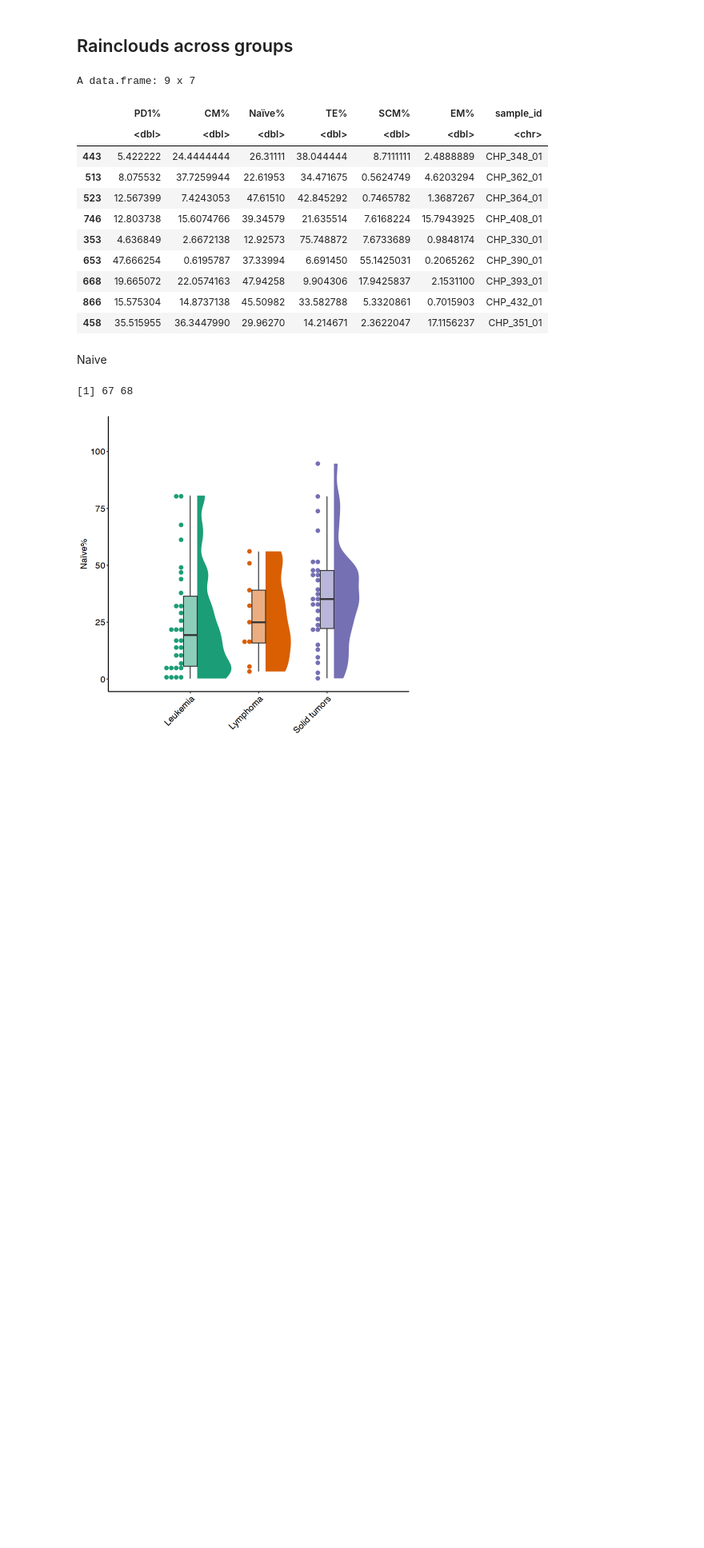
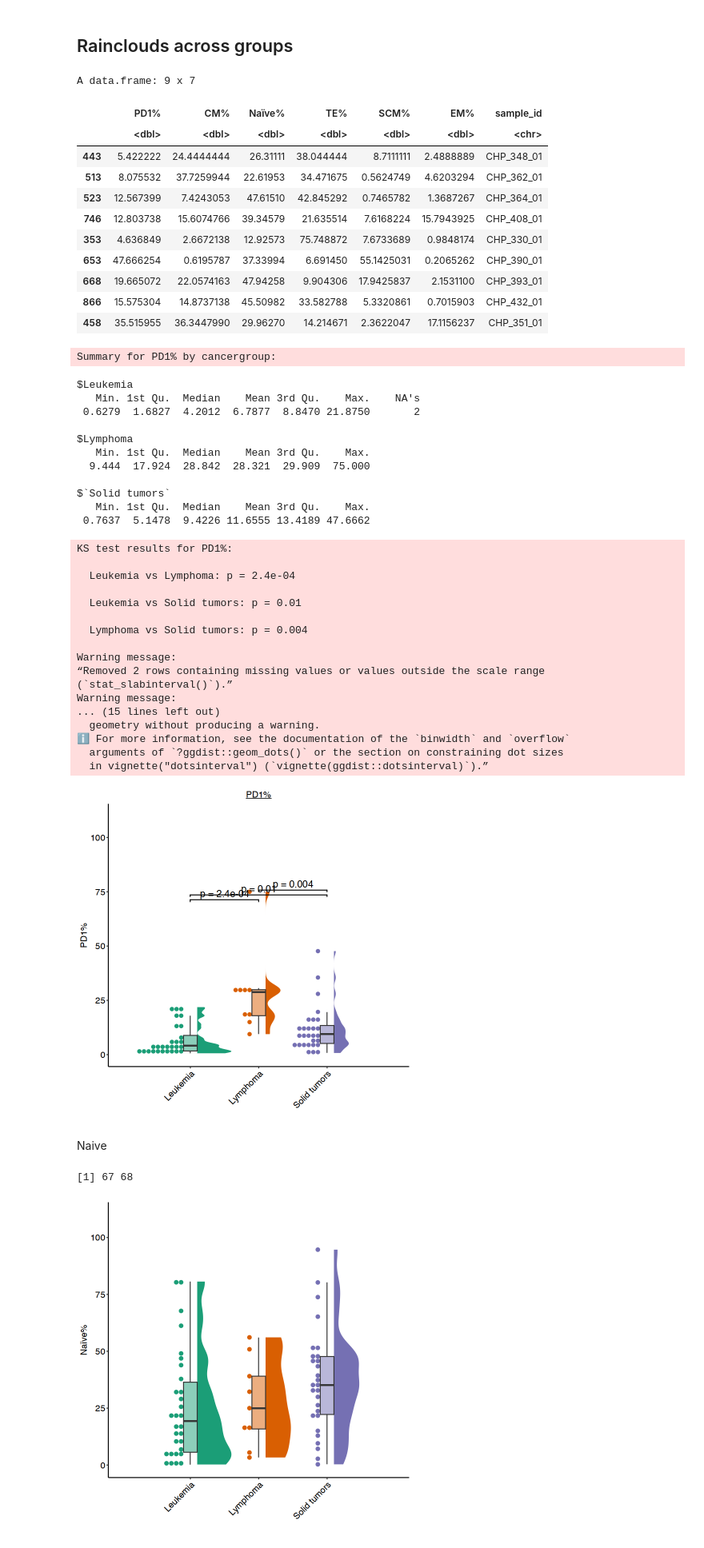
Before and after one commit to pughlab/ped_CapTCRseq, a Jupyter notebook: notebooks/09_baseline_comparisons.ipynb, the cells around one changed output. Shown at 80% size. Drawn from its saved outputs; the diff is of its cells as text; code cells hidden in the pictures; blank space fills up the shorter version.

```diff
--- a/notebooks/09_baseline_comparisons.ipynb
+++ b/notebooks/09_baseline_comparisons.ipynb
@@ -108,6 +82,56 @@ A data.frame: 9 x 7
 | 668 | 19.665072 | 22.0574163 | 47.94258 | 9.904306 | 17.9425837 | 2.1531100 | CHP_393_01 |
 | 866 | 15.575304 | 14.8737138 | 45.50982 | 33.582788 | 5.3320861 | 0.7015903 | CHP_432_01 |
 | 458 | 35.515955 | 36.3447990 | 29.96270 | 14.214671 | 2.3622047 | 17.1156237 | CHP_351_01 |
+# %%
+generate_raincloud_with_ks(
+  pbmc_01,
+  y_col = "PD1%",
+  x_col = "cancergroup",
+  fill_col = "cancergroup",
+  colpal = group_col,
+  scaledots = 0.5,
+  justdots = 1.2,
+  scaleslab = 0.5,
+  justslab = -0.2,
+  adjustslab = 0.5,
+  binwidth. = 2,
+  pairs = NULL,
+  y_positions = NULL,
+  title_label = NULL,
+  textsize = 5,
+  tip_length = 0.01
+)
+# %% [output]
+Summary for PD1% by cancergroup:
+$Leukemia
+   Min. 1st Qu.  Median    Mean 3rd Qu.    Max.    NA's
+ 0.6279  1.6827  4.2012  6.7877  8.8470 21.8750       2
+
+$Lymphoma
+   Min. 1st Qu.  Median    Mean 3rd Qu.    Max.
+  9.444  17.924  28.842  28.321  29.909  75.000
+
+$`Solid tumors`
+   Min. 1st Qu.  Median    Mean 3rd Qu.    Max.
+ 0.7637  5.1478  9.4226 11.6555 13.4189 47.6662
+KS test results for PD1%:
+
+  Leukemia vs Lymphoma: p = 2.4e-04
+
+  Leukemia vs Solid tumors: p = 0.01
+
+  Lymphoma vs Solid tumors: p = 0.004
+
+Warning message:
+“Removed 2 rows containing missing values or values outside the scale range
+(`stat_slabinterval()`).”
+Warning message:
+... (15 lines left out)
+  geometry without producing a warning.
+ℹ For more information, see the documentation of the `binwidth` and `overflow`
+  arguments of `?ggdist::geom_dots()` or the section on constraining dot sizes
+  in vignette("dotsinterval") (`vignette(ggdist::dotsinterval)`).”
+[figure, added]
 # %% [markdown]
 Naive
 # %%
```
Also changed, not shown: parts of 4 cells of this notebook, 3 other files.
